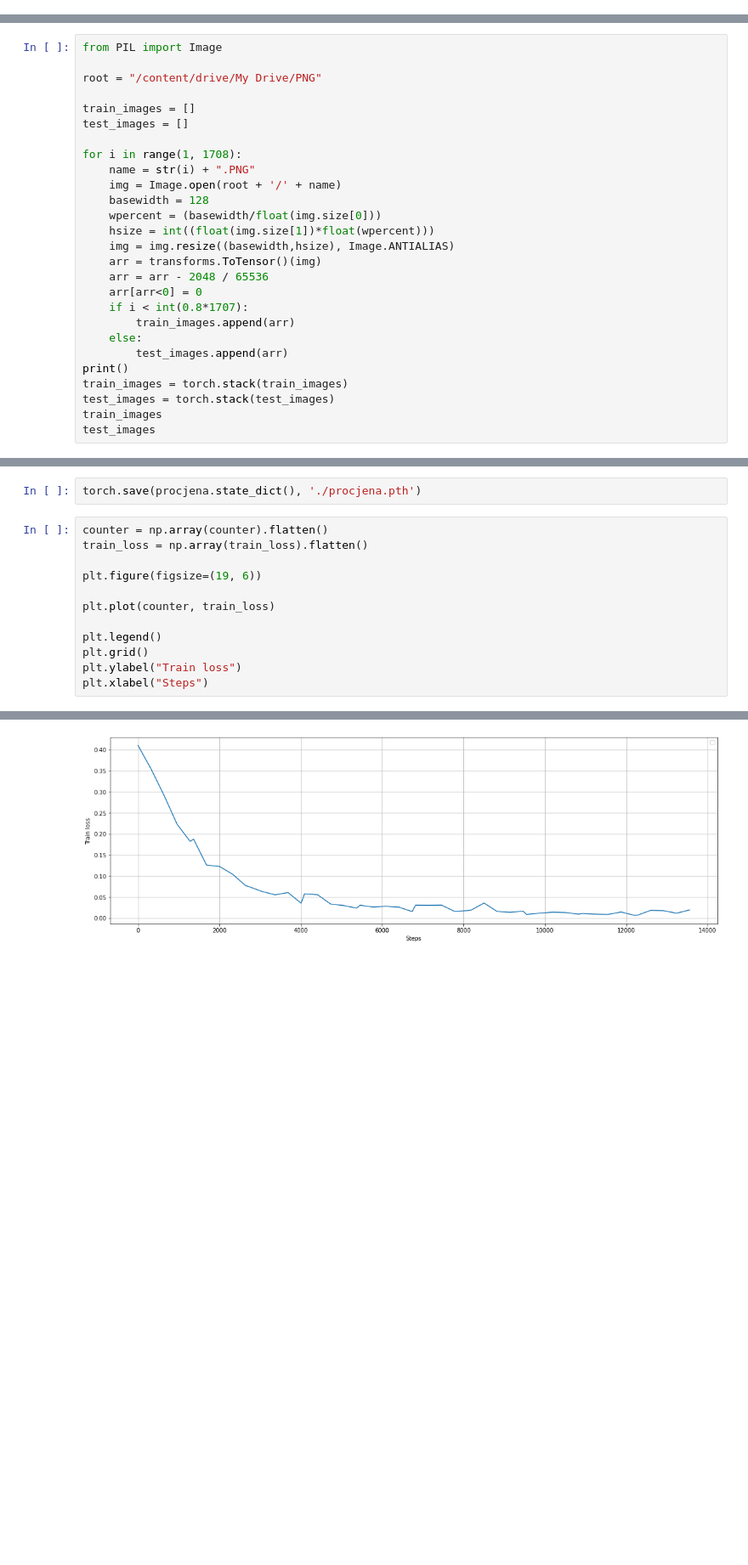
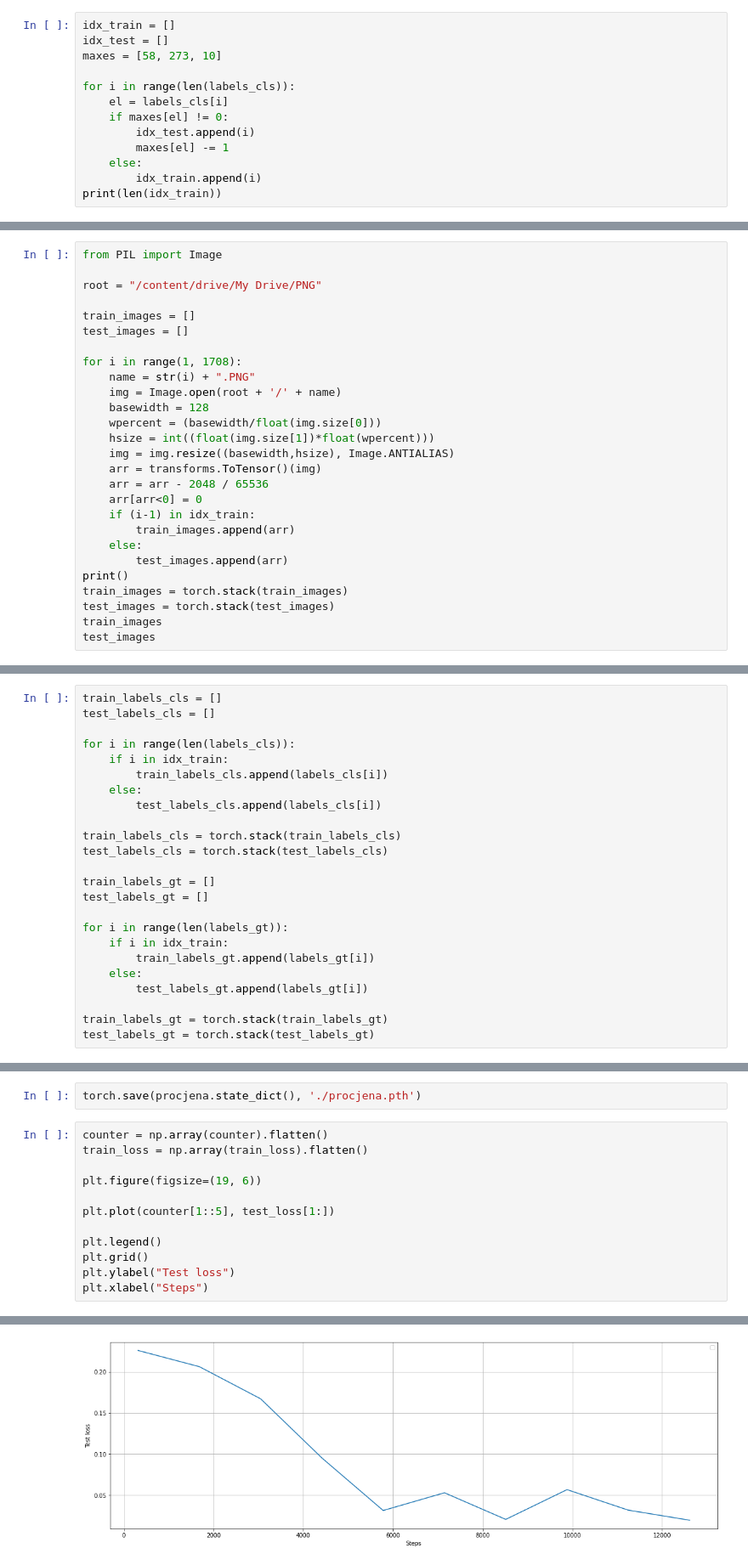
Before and after one commit to gpfer/ProjektR, a Jupyter notebook: final.ipynb, the cells around one changed output, grey strips where cells are left out. Shown at 85% size. Cells and saved outputs as stored; diff of their text form; blank space fills up the shorter version.

```diff
--- a/final.ipynb
+++ b/final.ipynb
@@ -78,3 +82,16 @@ tensor([[0.1624, 0.4533, 0.3844],
         [0.4779, 0.4416, 0.0806],
         [0.2037, 0.4708, 0.3254],
         [0.3866, 0.4606, 0.1528]])
+# %%
+idx_train = []
+idx_test = []
+maxes = [58, 273, 10]
+
+for i in range(len(labels_cls)):
+    el = labels_cls[i]
+    if maxes[el] != 0:
+        idx_test.append(i)
+        maxes[el] -= 1
+    else:
+        idx_train.append(i)
+print(len(idx_train))
@@ -98,7 +117,7 @@ for i in range(1, 1708):
     arr = transforms.ToTensor()(img)
     arr = arr - 2048 / 65536
     arr[arr<0] = 0
-    if i < int(0.8*1707):
+    if (i-1) in idx_train:
         train_images.append(arr)
     else:
         test_images.append(arr)
@@ -134,3 +147,27 @@ test_labels_gt = labels_gt[int(0.8*len(labels_gt))-1:]
+# %%
+train_labels_cls = []
+test_labels_cls = []
+
+for i in range(len(labels_cls)):
+    if i in idx_train:
+        train_labels_cls.append(labels_cls[i])
+    else:
+        test_labels_cls.append(labels_cls[i])
+
+train_labels_cls = torch.stack(train_labels_cls)
+test_labels_cls = torch.stack(test_labels_cls)
+
+train_labels_gt = []
+test_labels_gt = []
+
+for i in range(len(labels_gt)):
+    if i in idx_train:
+        train_labels_gt.append(labels_gt[i])
+    else:
+        test_labels_gt.append(labels_gt[i])
+
+train_labels_gt = torch.stack(train_labels_gt)
+test_labels_gt = torch.stack(test_labels_gt)
 # %%
 train_dataset_cls = TensorDataset(train_images, train_labels_cls)
 test_dataset_cls = TensorDataset(test_images, test_labels_cls)
@@ -515,16 +552,16 @@ torch.save(procjena.state_dict(), './procjena.pth')
 # %%
 counter = np.array(counter).flatten()
 train_loss = np.array(train_loss).flatten()
 
 plt.figure(figsize=(19, 6))
 
-plt.plot(counter, train_loss)
+plt.plot(counter[1::5], test_loss[1:])
 
 plt.legend()
 plt.grid()
-plt.ylabel("Train loss")
+plt.ylabel("Test loss")
 plt.xlabel("Steps")
 # %% [output]
 No handles with labels found to put in legend.
 Text(0.5, 0, 'Steps')
-[figure, old version]
+[figure, new version]
```
Also changed, not shown: parts of 10 cells of this notebook.
